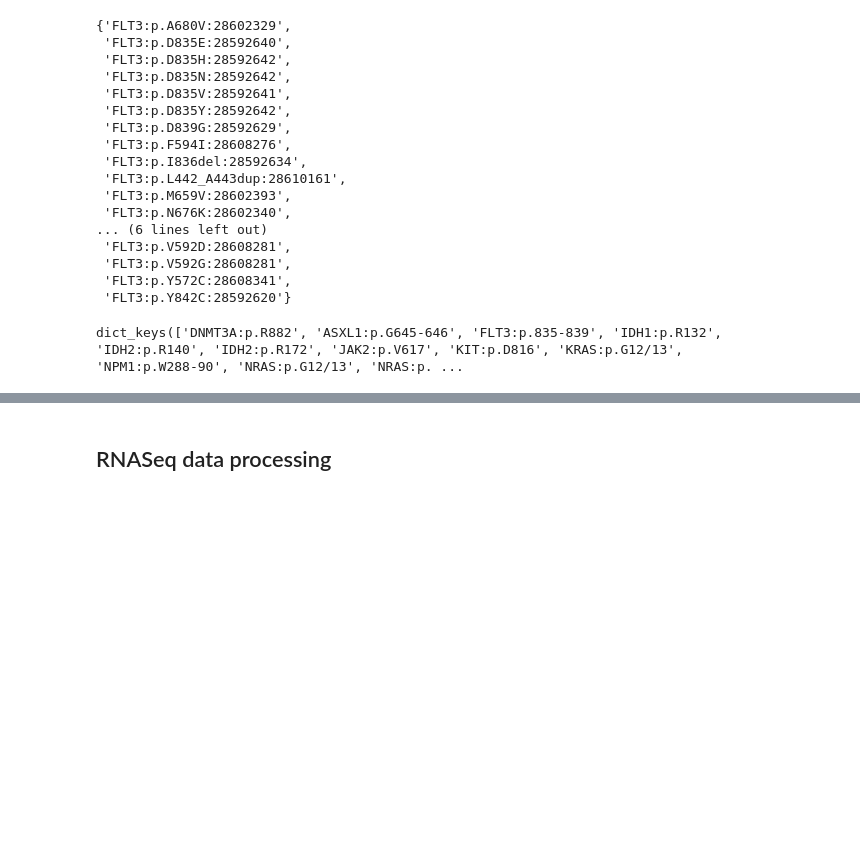
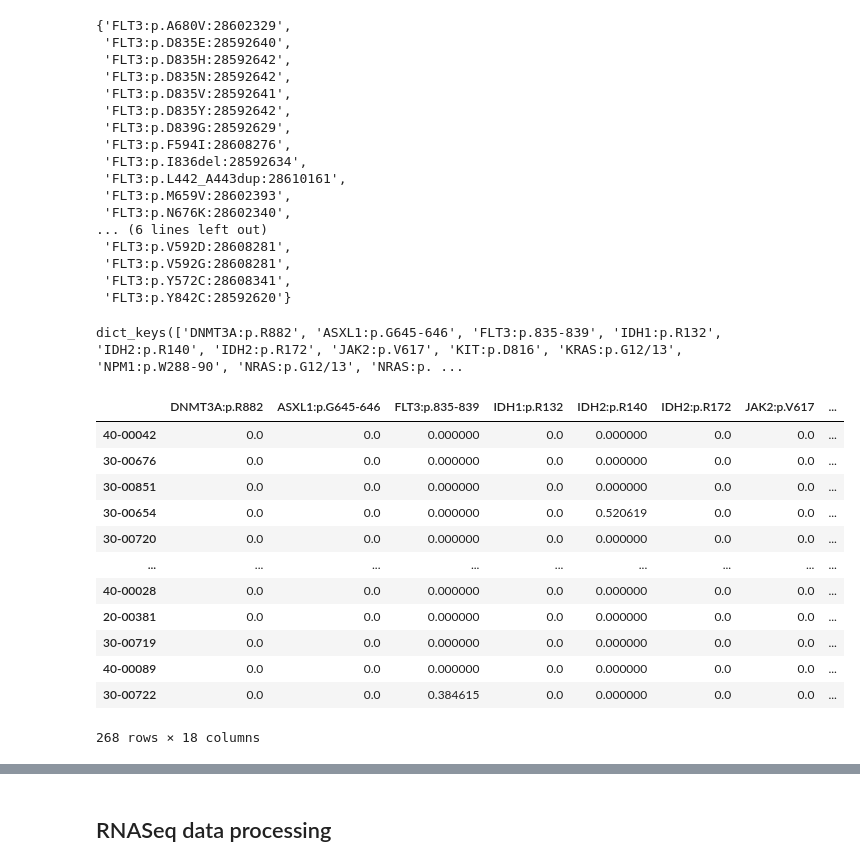
Before and after one commit to IlyaLab/KG_predict_DrugResponse, a Jupyter notebook: notebooks/Step0_Generate_feature_matrix_beatAML_wave1_4.ipynb, the cells around one changed output, grey strips where cells are left out. Drawn from its saved outputs; the diff is of its cells as text; code cells hidden in the pictures; blank space fills up the shorter version.

```diff
--- a/notebooks/Step0_Generate_feature_matrix_beatAML_wave1_4.ipynb
+++ b/notebooks/Step0_Generate_feature_matrix_beatAML_wave1_4.ipynb
@@ -187,6 +243,8 @@ BeatAML_mut_unique_vaf = BeatAML_mut.iloc[list(remain_index),]
 # Select highly frequently mutated variants
 BeatAML_mut_matrix_vaf = mc.convert_df2matrix_cont(BeatAML_mut_unique_vaf,'new_id','seq_id','t_vaf')
 BeatAML_mut_matrix_vaf = BeatAML_mut_matrix_vaf.transpose()
+# %%
+BeatAML_mut_matrix_vaf_w34 = BeatAML_mut_matrix_vaf.loc[list(w34),:]
 # %%
 # Select highly frequent mutated variants
 selected_variants = []
@@ -319,4 +377,20 @@ dict_keys(['DNMT3A:p.R882', 'ASXL1:p.G645-646', 'FLT3:p.835-839', 'IDH1:p.R132',
 # %%
 df_select_variants = pd.DataFrame()
 for i in selected_variants:
-    df_select_variants[i] = BeatAML_mut_matrix_vaf[selected_variants[i]].sum(axis = 1)
+    df_select_variants[i] = BeatAML_mut_matrix_vaf_w34[selected_variants[i]].sum(axis = 1)
+# %%
+df_select_variants
+# %% [output]
+|  | DNMT3A:p.R882 | ASXL1:p.G645-646 | FLT3:p.835-839 | IDH1:p.R132 | IDH2:p.R140 | IDH2:p.R172 | JAK2:p.V617 | ... |
+| 40-00042 | 0.0 | 0.0 | 0.000000 | 0.0 | 0.000000 | 0.0 | 0.0 | ... |
+| 30-00676 | 0.0 | 0.0 | 0.000000 | 0.0 | 0.000000 | 0.0 | 0.0 | ... |
+| 30-00851 | 0.0 | 0.0 | 0.000000 | 0.0 | 0.000000 | 0.0 | 0.0 | ... |
+| 30-00654 | 0.0 | 0.0 | 0.000000 | 0.0 | 0.520619 | 0.0 | 0.0 | ... |
+| 30-00720 | 0.0 | 0.0 | 0.000000 | 0.0 | 0.000000 | 0.0 | 0.0 | ... |
+| ... | ... | ... | ... | ... | ... | ... | ... | ... |
+| 40-00028 | 0.0 | 0.0 | 0.000000 | 0.0 | 0.000000 | 0.0 | 0.0 | ... |
+| 20-00381 | 0.0 | 0.0 | 0.000000 | 0.0 | 0.000000 | 0.0 | 0.0 | ... |
+| 30-00719 | 0.0 | 0.0 | 0.000000 | 0.0 | 0.000000 | 0.0 | 0.0 | ... |
+| 40-00089 | 0.0 | 0.0 | 0.000000 | 0.0 | 0.000000 | 0.0 | 0.0 | ... |
+| 30-00722 | 0.0 | 0.0 | 0.384615 | 0.0 | 0.000000 | 0.0 | 0.0 | ... |
+268 rows × 18 columns
```
Also changed, not shown: parts of 18 cells of this notebook, 1 other file.
